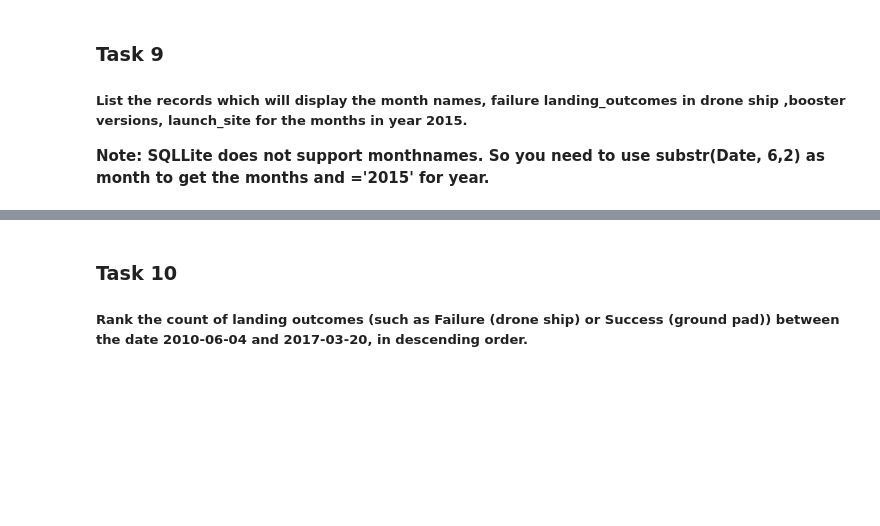
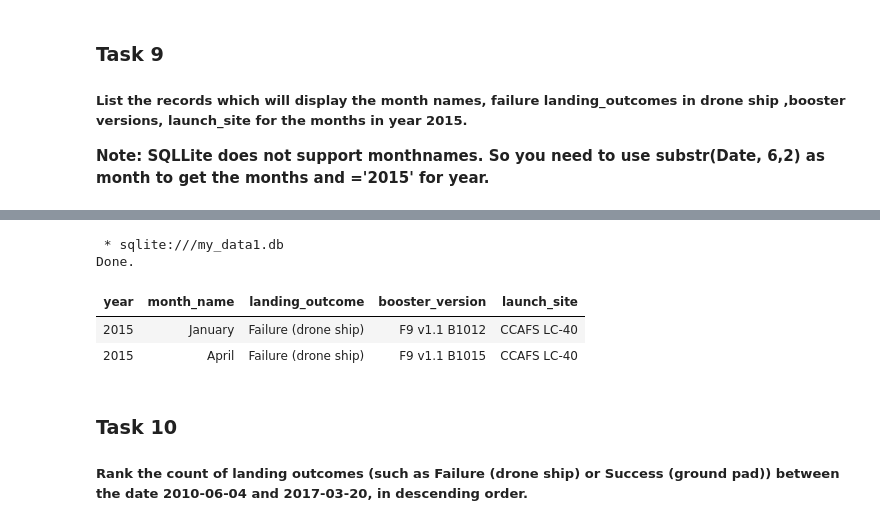
Before and after one commit to SruthiHareram16/SpaceY, a Jupyter notebook: jupyter-labs-eda-sql-coursera_sqllite.ipynb, the cells around one changed output, grey strips where cells are left out. Saved outputs shown, nothing was run; the diff lists cells and outputs as text; code cells hidden in the pictures; blank space fills up the shorter version.

```diff
--- a/jupyter-labs-eda-sql-coursera_sqllite.ipynb
+++ b/jupyter-labs-eda-sql-coursera_sqllite.ipynb
@@ -321,3 +305,29 @@ Done.
+# %%
+%%sql
+Select year,
+    case when month = '01' then 'January'
+    when month = '02' then 'February'
+    when month = '03' then 'March'
+    when month = '04' then 'April'
+    when month = '05' then 'May'
+    when month = '06' then 'June'
+    when month = '07' then 'July'
+    when month = '08' then 'August'
+    when month = '09' then 'September'
+    when month = '10' then 'October'
+    when month = '11' then 'November'
+    else 'December'
+    end as month_name ,landing_outcome, booster_version, launch_site  from
+(select substr(Date,0,5) as year,
+    substr(Date, 6,2) as month, landing_outcome, booster_version, launch_site
+from spacextable where landing_outcome like ('Failure%') )
+Where year = '2015'
+# %% [output]
+ * sqlite:///my_data1.db
+Done.
+| year | month_name | landing_outcome | booster_version | launch_site |
+| 2015 | January | Failure (drone ship) | F9 v1.1 B1012 | CCAFS LC-40 |
+| 2015 | April | Failure (drone ship) | F9 v1.1 B1015 | CCAFS LC-40 |
 # %% [markdown]
 ### Task 10
 
```
Also changed, not shown: parts of 6 cells of this notebook.
